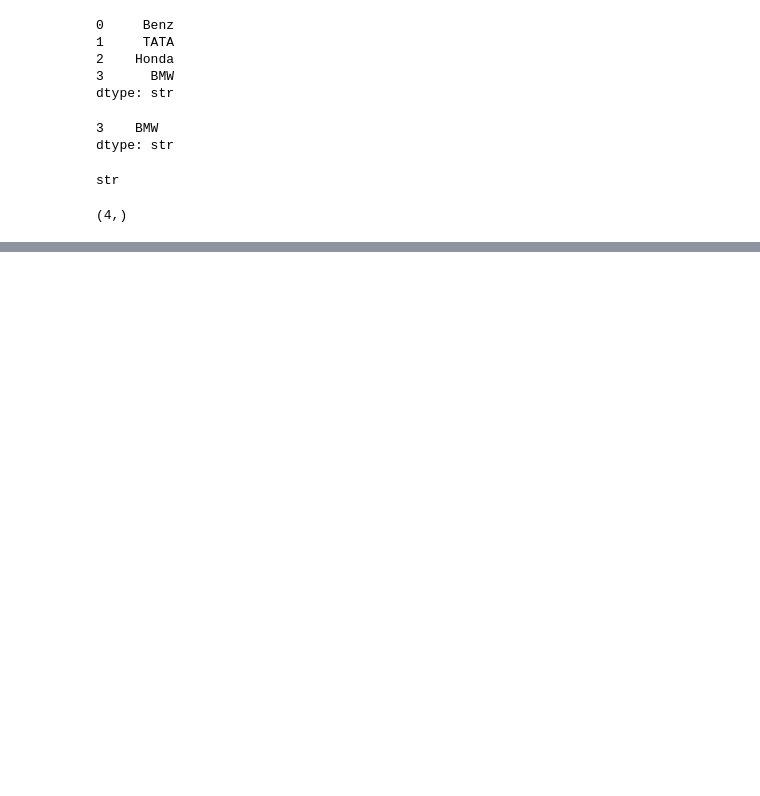
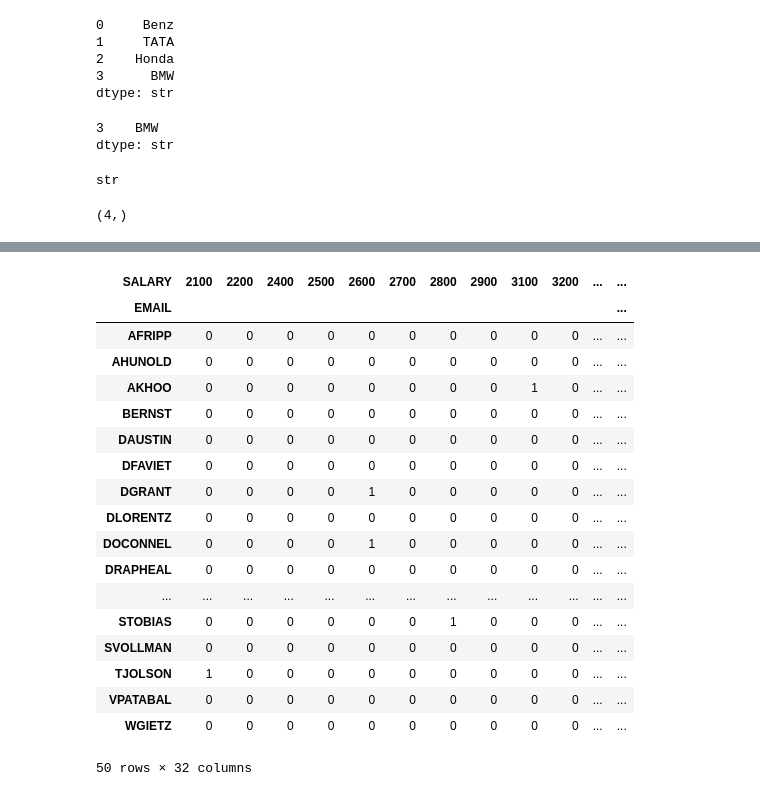
Before and after one commit to Mahima1120/python_code_repo, a Jupyter notebook: 21_pandas.ipynb, the cells around one changed output, grey strips where cells are left out. Cells and saved outputs as stored; diff of their text form; code cells hidden in the pictures; blank space fills up the shorter version.

```diff
--- a/21_pandas.ipynb
+++ b/21_pandas.ipynb
@@ -25,0 +146,3 @@ print(car.de)
+# %%
+new_df=pd.read_csv("user.csv")
+new_df
@@ -25,0 +371,22 @@ print(car.de)
+# %%
+pd.crosstab(new_df["EMAIL"],new_df["SALARY"])
+# %% [output]
+| SALARY | 2100 | 2200 | 2400 | 2500 | 2600 | 2700 | 2800 | 2900 | 3100 | 3200 | ... | ... |
+| EMAIL |  |  |  |  |  |  |  |  |  |  |  | ... |
+| AFRIPP | 0 | 0 | 0 | 0 | 0 | 0 | 0 | 0 | 0 | 0 | ... | ... |
+| AHUNOLD | 0 | 0 | 0 | 0 | 0 | 0 | 0 | 0 | 0 | 0 | ... | ... |
+| AKHOO | 0 | 0 | 0 | 0 | 0 | 0 | 0 | 0 | 1 | 0 | ... | ... |
+| BERNST | 0 | 0 | 0 | 0 | 0 | 0 | 0 | 0 | 0 | 0 | ... | ... |
+| DAUSTIN | 0 | 0 | 0 | 0 | 0 | 0 | 0 | 0 | 0 | 0 | ... | ... |
+| DFAVIET | 0 | 0 | 0 | 0 | 0 | 0 | 0 | 0 | 0 | 0 | ... | ... |
+| DGRANT | 0 | 0 | 0 | 0 | 1 | 0 | 0 | 0 | 0 | 0 | ... | ... |
+| DLORENTZ | 0 | 0 | 0 | 0 | 0 | 0 | 0 | 0 | 0 | 0 | ... | ... |
+| DOCONNEL | 0 | 0 | 0 | 0 | 1 | 0 | 0 | 0 | 0 | 0 | ... | ... |
+| DRAPHEAL | 0 | 0 | 0 | 0 | 0 | 0 | 0 | 0 | 0 | 0 | ... | ... |
+| ... | ... | ... | ... | ... | ... | ... | ... | ... | ... | ... | ... | ... |
+| STOBIAS | 0 | 0 | 0 | 0 | 0 | 0 | 1 | 0 | 0 | 0 | ... | ... |
+| SVOLLMAN | 0 | 0 | 0 | 0 | 0 | 0 | 0 | 0 | 0 | 0 | ... | ... |
+| TJOLSON | 1 | 0 | 0 | 0 | 0 | 0 | 0 | 0 | 0 | 0 | ... | ... |
+| VPATABAL | 0 | 0 | 0 | 0 | 0 | 0 | 0 | 0 | 0 | 0 | ... | ... |
+| WGIETZ | 0 | 0 | 0 | 0 | 0 | 0 | 0 | 0 | 0 | 0 | ... | ... |
+50 rows × 32 columns
```
Also changed, not shown: parts of 29 cells of this notebook, 1 other file.
